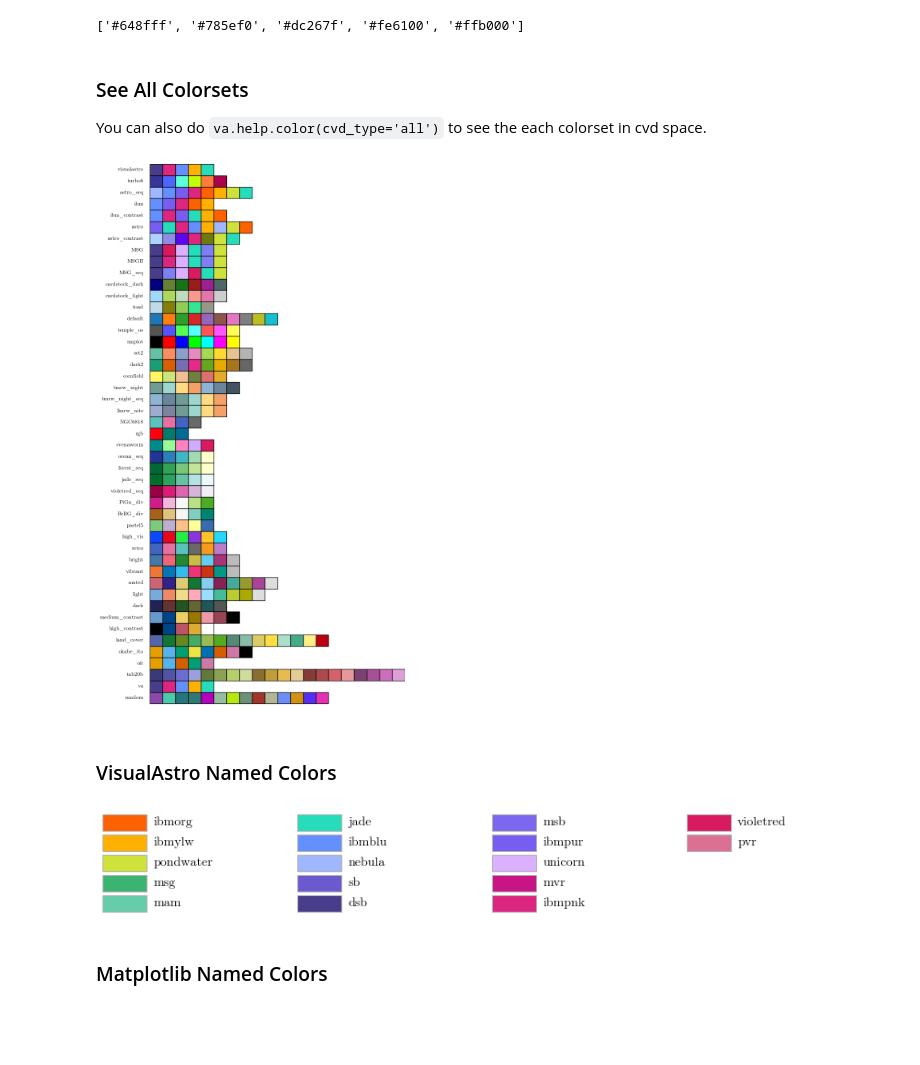
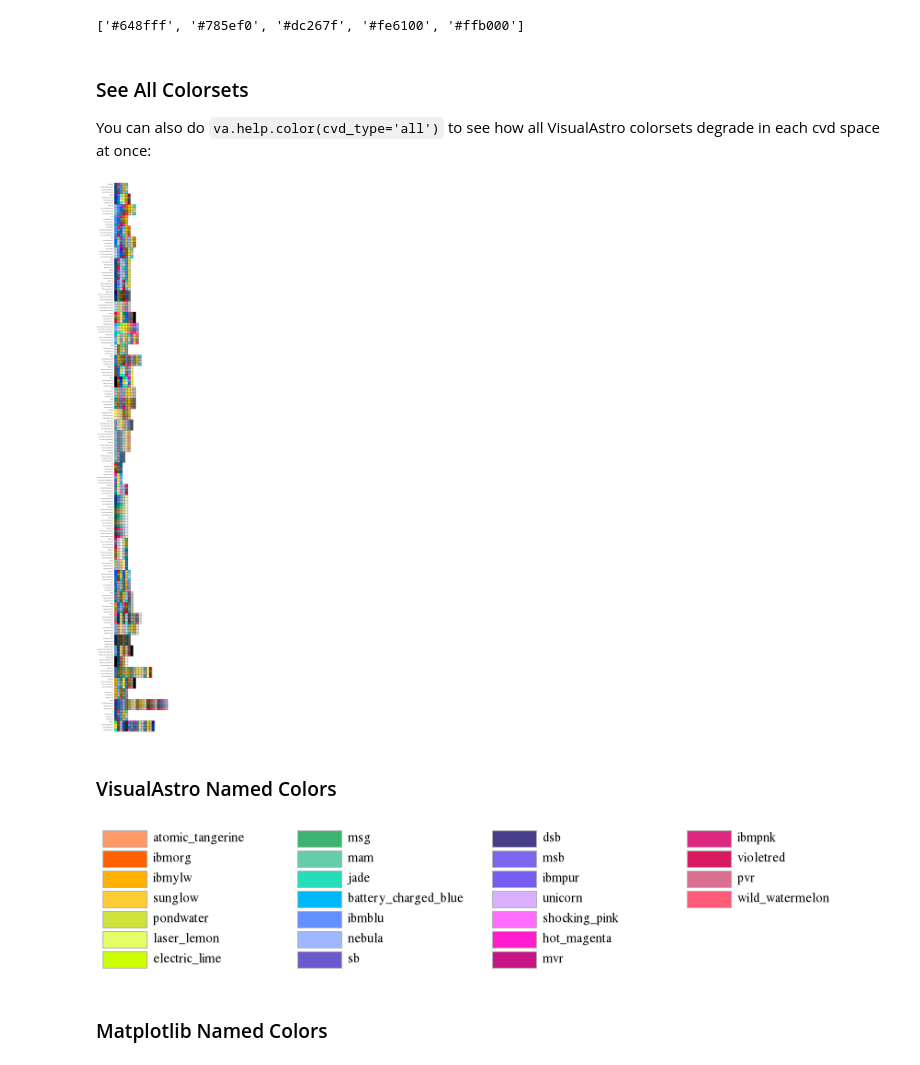
Before and after one commit to elkogerville/VisualAstro, a Jupyter notebook: examples/color_guide.ipynb, the cells around one changed output. Cells and saved outputs as stored; diff of their text form; code cells hidden in the pictures; blank space fills up the shorter version.

Commit message:
updated color_guide notebook; unitized formatting and typos in help.py

```diff
--- a/examples/color_guide.ipynb
+++ b/examples/color_guide.ipynb
@@ -6,7 +6,7 @@ Visualastro offers many new colorsets and colormaps to choose from as well as co
 import matplotlib.pyplot as plt
 import visualastro as va
 
-plt.style.use('computer-modern-serif')
+plt.style.use('stix')
 va.config.figsize = (5,5)
 # %% [markdown]
 ### Getting Colors in VisualAstro
@@ -132,17 +134,17 @@ va.get_colors('ibm', fmt='hex')
 # %% [markdown]
 ### See All Colorsets
 
-You can also do `va.help.color(cvd_type='all')` to see the each colorset in cvd space.
+You can also do `va.help.color(cvd_type='all')` to see how all VisualAstro colorsets degrade in each cvd space at once:
 # %%
-va.help.color()
+va.help.color(cvd_type='all')
 # %% [output]
-[figure, old version]
+[figure, new version]
 # %% [markdown]
 ### VisualAstro Named Colors
 # %%
 va.help.va_colors()
 # %% [output]
-[figure, old version]
+[figure, new version]
 # %% [markdown]
 ### Matplotlib Named Colors
 # %%
```
Also changed, not shown: parts of 25 cells of this notebook, 1 other file.
